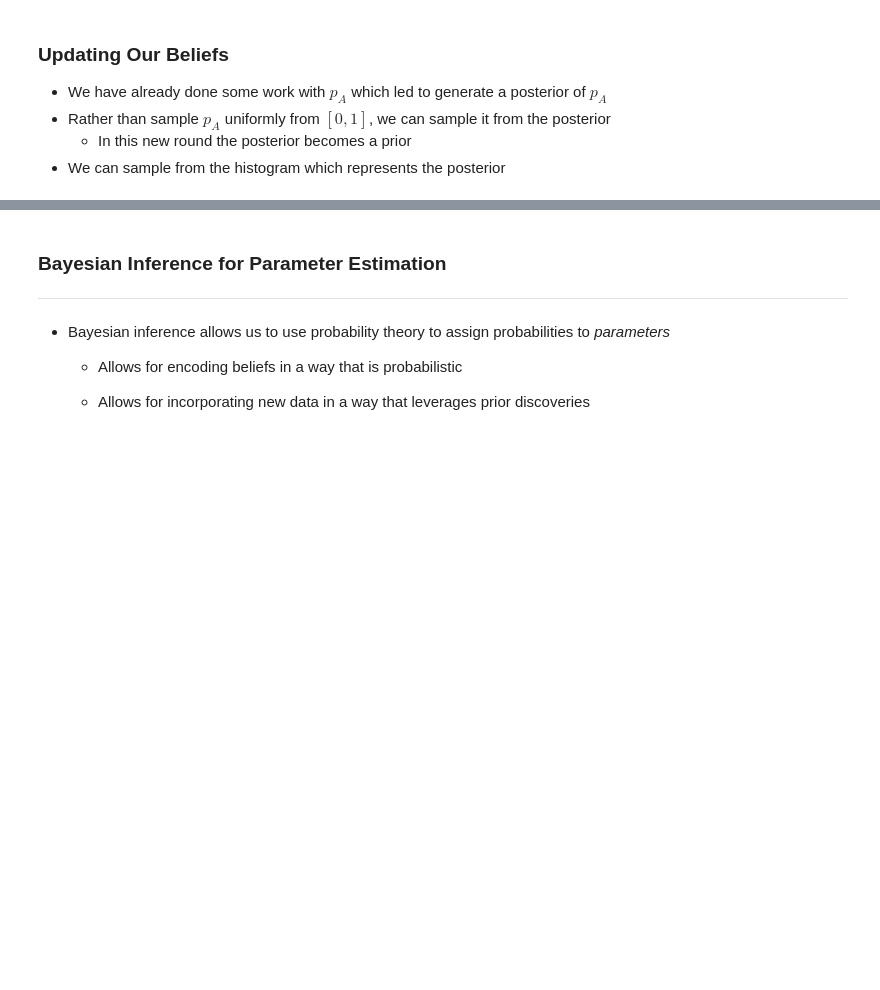
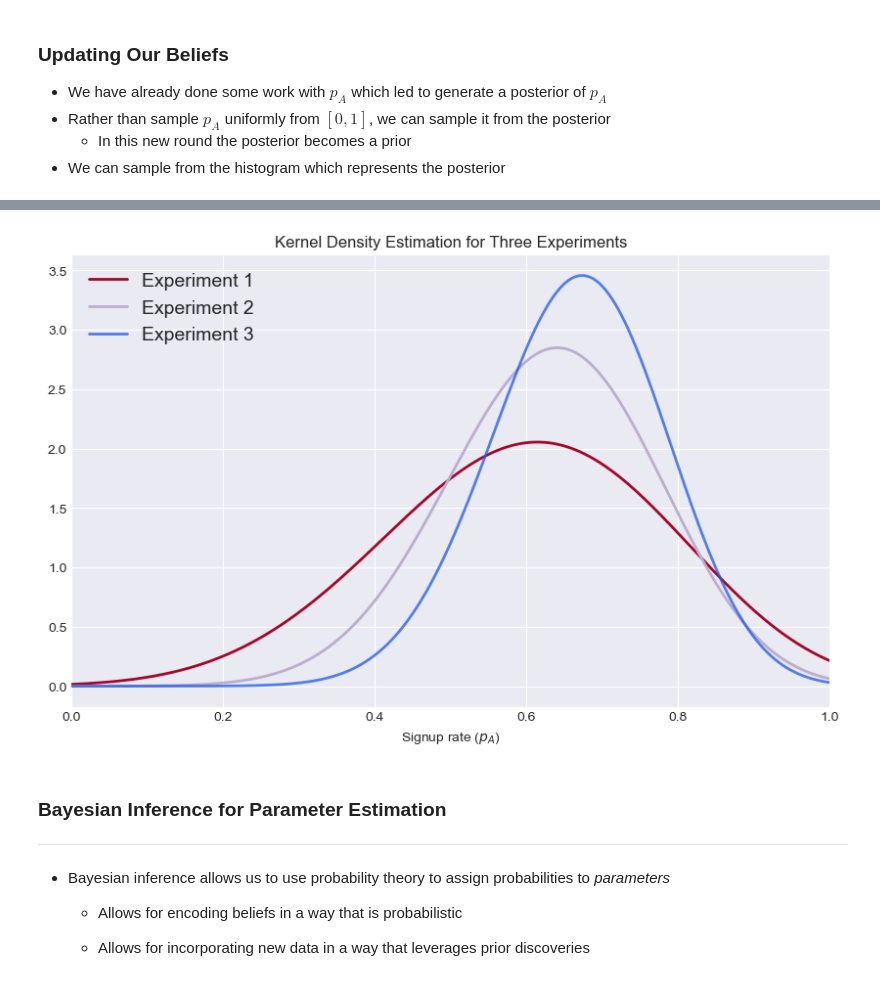
Before and after one commit to mahdi-b/ics434-s24, a Jupyter notebook: 20_approximate_Bayesian_for_estimation.ipynb, the cells around one changed output, grey strips where cells are left out. Drawn from its saved outputs; the diff is of its cells as text; code cells hidden in the pictures; blank space fills up the shorter version.

Commit message:
updated code and images'

```diff
--- a/20_approximate_Bayesian_for_estimation.ipynb
+++ b/20_approximate_Bayesian_for_estimation.ipynb
@@ -403,3 +390,26 @@ plt.style.use(["seaborn-v0_8-darkgrid"])
+# %%
+kde1 = gaussian_kde(p_A_recorded, bw_method=0.8)
+kde2 = gaussian_kde(p_A_recorded_experiment_2, bw_method=0.8)
+kde3 = gaussian_kde(p_A_recorded_experiment_3, bw_method=0.8)
+# %%
+x = np.linspace(0, 1, 1000)
+
+# Plot KDE for each experiment
+fig = plt.figure(figsize=(10, 6))
+
+plt.plot(x, kde1(x), label="Experiment 1", color="#a60628", linewidth=2)
+plt.plot(x, kde2(x), label="Experiment 2", color="#bcadd1", linewidth=2)
+plt.plot(x, kde3(x), label="Experiment 3", color="#1f5ae6", linewidth=2, alpha=0.75)
+
+plt.xlim(0, 1)
+plt.xlabel("Signup rate ($p_A$)")
+plt.title("Kernel Density Estimation for Three Experiments")
+plt.legend(loc='upper left', fontsize=14)
+plt.style.use(["seaborn-v0_8-darkgrid"])
+
+plt.show()
+# %% [output]
+[figure, added]
 # %% [markdown]
 ### **Bayesian Inference** for Parameter Estimation
 ---
```
Also changed, not shown: parts of 13 cells of this notebook, 6 other files.
